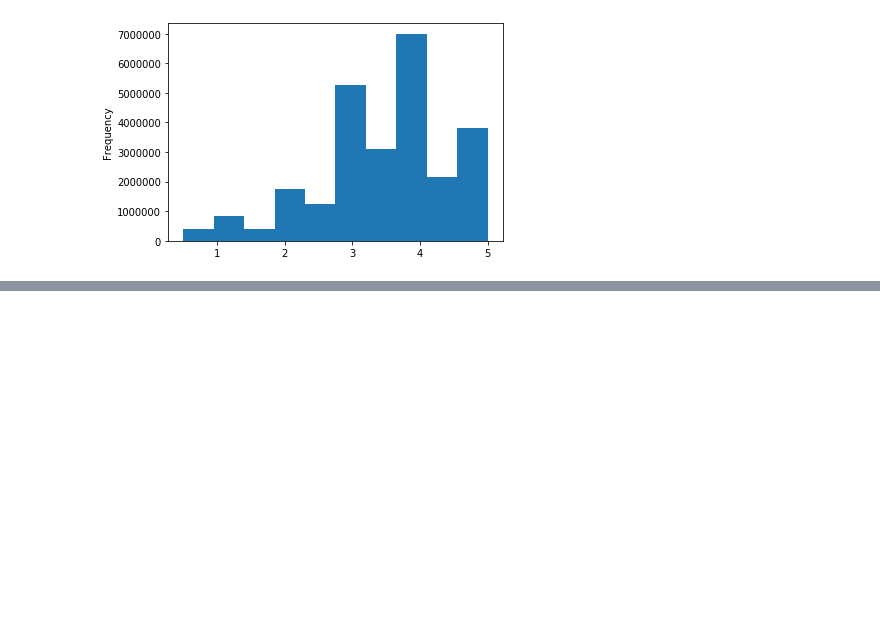
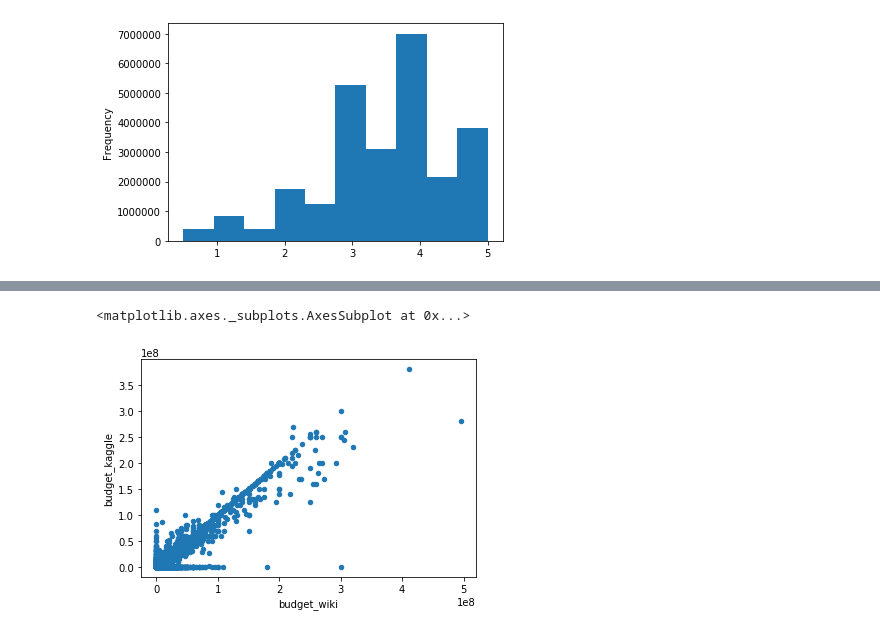
Before and after one commit to MauroBarron/Movies-ETL, a Jupyter notebook: Transform Wiki and Kaggle Data.ipynb, the cells around one changed output, grey strips where cells are left out. Cells and saved outputs as stored; diff of their text form; code cells hidden in the pictures; blank space fills up the shorter version.

```diff
--- a/Transform Wiki and Kaggle Data.ipynb
+++ b/Transform Wiki and Kaggle Data.ipynb
@@ -1357,0 +871,6 @@ Name: rating, dtype: float64
+# %%
+## Review Budget: Keep Kaggle; fill in zeros with Wikipedia data.
+movies_df.fillna(0).plot(x='budget_wiki',y='budget_kaggle', kind='scatter')
+# %% [output]
+<matplotlib.axes._subplots.AxesSubplot at 0x...>
+[figure, added]
```
Also changed, not shown: parts of 83 cells of this notebook.
